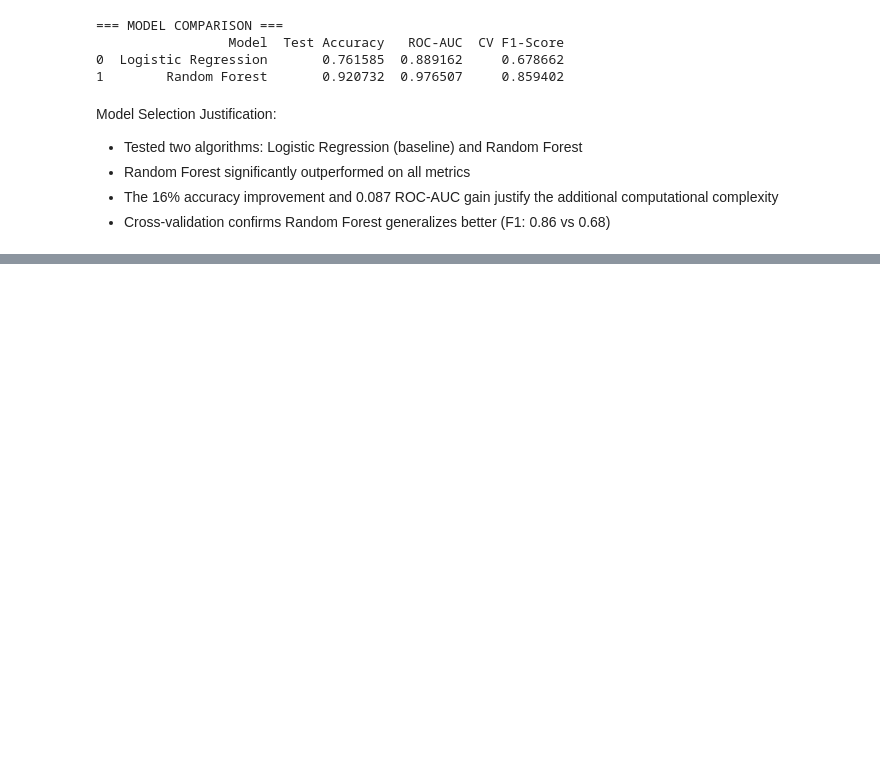
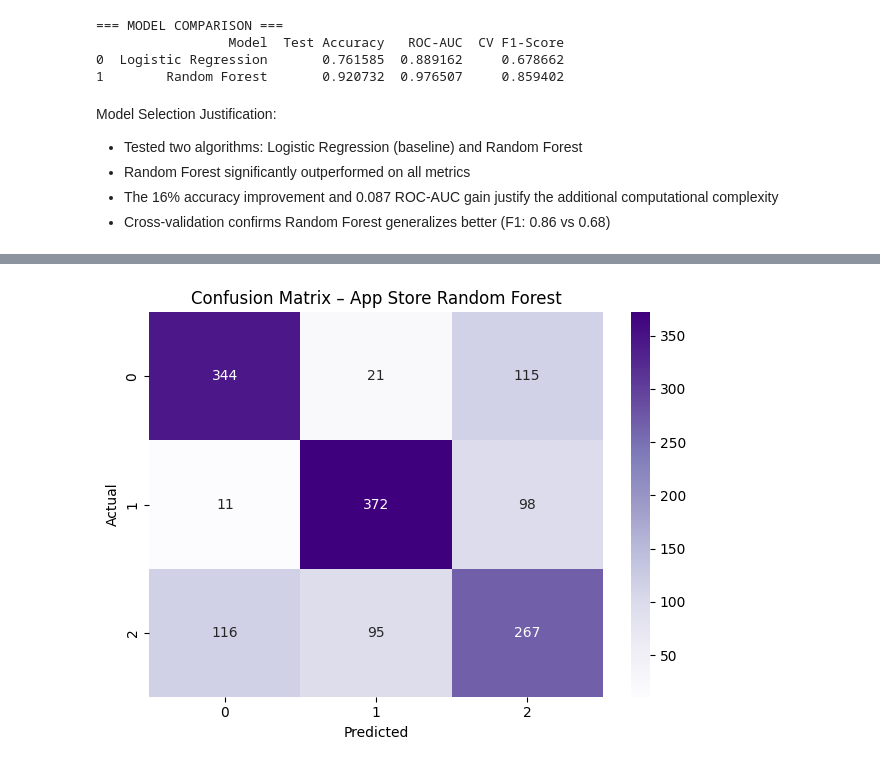
Before and after one commit to Dhairyaxshah/Appfluence, a Jupyter notebook: notebooks/03_supervised_ml.ipynb, the cells around one changed output, grey strips where cells are left out. Saved outputs shown, nothing was run; the diff lists cells and outputs as text; code cells hidden in the pictures; blank space fills up the shorter version.

Commit message:
Did confusion Matrix for app store

```diff
--- a/notebooks/03_supervised_ml.ipynb
+++ b/notebooks/03_supervised_ml.ipynb
@@ -402,0 +405,10 @@ Model Selection Justification:
+# %%
+from sklearn.model_selection import train_test_split
+
+X_train_as, X_test_as, y_train_as, y_test_as = train_test_split(
+    X_as,
+    y_as,
+    test_size=0.2,
+    random_state=42,
+    stratify=y_as
+)
@@ -402,0 +438,14 @@ Model Selection Justification:
+# %%
+from sklearn.pipeline import Pipeline
+from sklearn.ensemble import RandomForestClassifier
+
+rf_model_as = Pipeline([
+    ('preprocess', preprocessor_as),
+    ('clf', RandomForestClassifier(
+        n_estimators=200,
+        random_state=42,
+        class_weight='balanced'
+    ))
+])
+
+rf_model_as.fit(X_train_as, y_train_as)
@@ -402,0 +466,8 @@ Model Selection Justification:
+# %%
+from sklearn.metrics import accuracy_score, classification_report
+
+y_pred_as = rf_model_as.predict(X_test_as)
+
+print("=== APP STORE RANDOM FOREST PERFORMANCE ===")
+print("Accuracy:", accuracy_score(y_test_as, y_pred_as))
+print(classification_report(y_test_as, y_pred_as))
@@ -402,0 +486,15 @@ Model Selection Justification:
+# %%
+from sklearn.metrics import confusion_matrix
+import seaborn as sns
+import matplotlib.pyplot as plt
+
+cm_as = confusion_matrix(y_test_as, y_pred_as)
+
+sns.heatmap(cm_as, annot=True, fmt='d', cmap='Purples')
+plt.xlabel('Predicted')
+plt.ylabel('Actual')
+plt.title('Confusion Matrix – App Store Random Forest')
+plt.tight_layout()
+plt.show()
+# %% [output]
+[figure, added]
```
Also changed, not shown: parts of 4 cells of this notebook.
